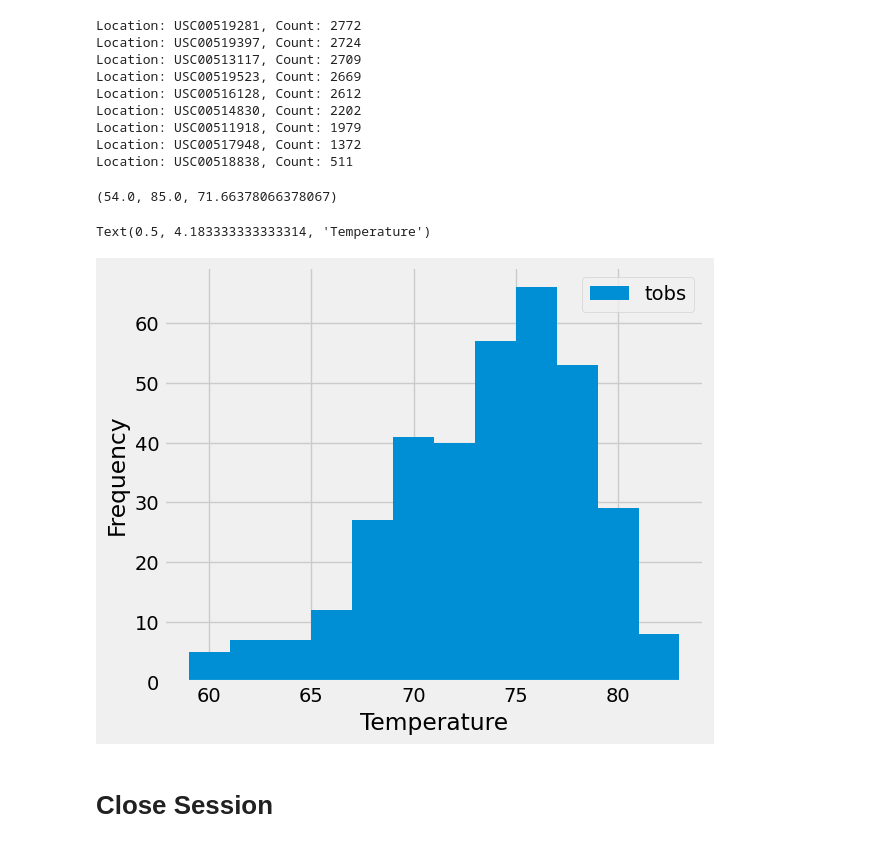
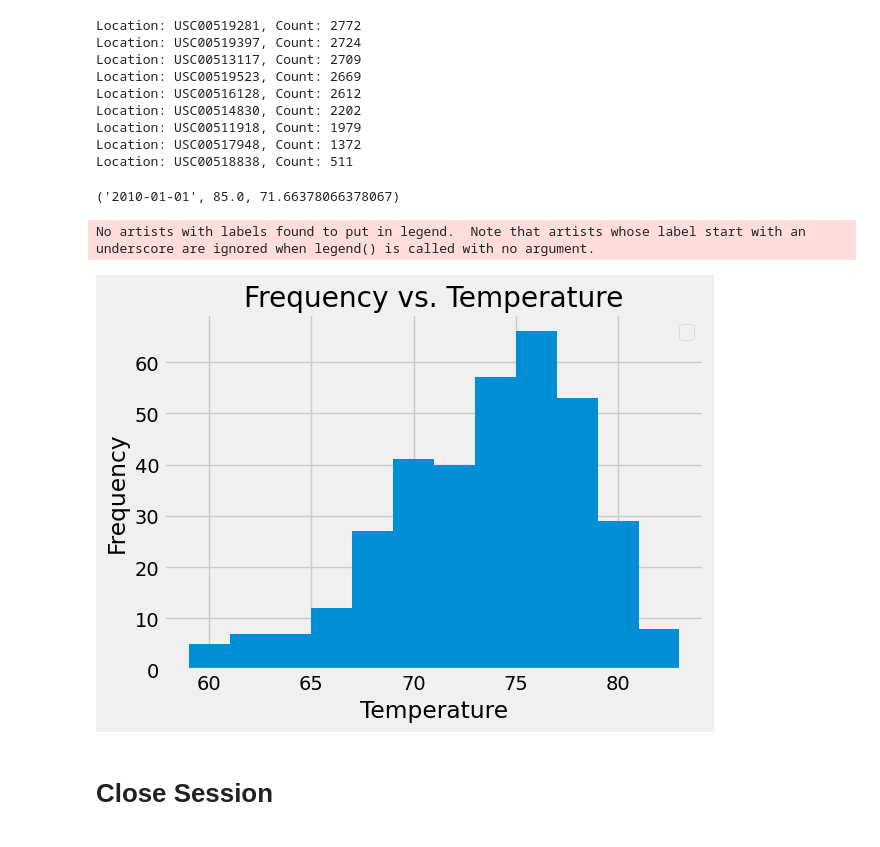
Before and after one commit to QbicleTKG/sqlalchemy-challenge, a Jupyter notebook: climate_notebook.ipynb, the cells around one changed output. Saved outputs shown, nothing was run; the diff lists cells and outputs as text; code cells hidden in the pictures.

Commit message:
finished climate data

```diff
--- a/climate_notebook.ipynb
+++ b/climate_notebook.ipynb
@@ -122,20 +128,30 @@ Location: USC00517948, Count: 1372
 Location: USC00518838, Count: 511
 # %%
 # Using the most active station id from the previous query, calculate the lowest, highest, and average temperature.
-temps = session.query(func.min(measurement.tobs), func.max(measurement.tobs), func.avg(measurement.tobs)).\
+temps = session.query(func.min(measurement.date), func.max(measurement.tobs), func.avg(measurement.tobs)).\
     filter(measurement.station == 'USC00519281').one()
 
 
 
 print(temps)
 # %% [output]
-(54.0, 85.0, 71.66378066378067)
+('2010-01-01', 85.0, 71.66378066378067)
 # %%
 # Using the most active station id
 # Query the last 12 months of temperature observation data for this station and plot the results as a histogram
+station_data = session.query(measurement.date, measurement.tobs).filter(measurement.date >= '2016-08-23').filter(measurement.station == 'USC00519281').all()
+df = pd.DataFrame(station_data, columns=['date', 'tobs'])
+
+df.hist(bins=12)
+plt.xlabel('Temperature')
+plt.ylabel('Frequency')
+plt.title('Frequency vs. Temperature')
+plt.legend(loc='upper right')
+plt.tight_layout()
+plt.show()
 # %% [output]
-Text(0.5, 4.183333333333314, 'Temperature')
+No artists with labels found to put in legend.  Note that artists whose label start with an underscore are ignored when legend() is called with no argument.
-[figure, old version]
+[figure, new version]
 # %% [markdown]
 # Close Session
 # %%
```
Also changed, not shown: parts of 5 cells of this notebook.
